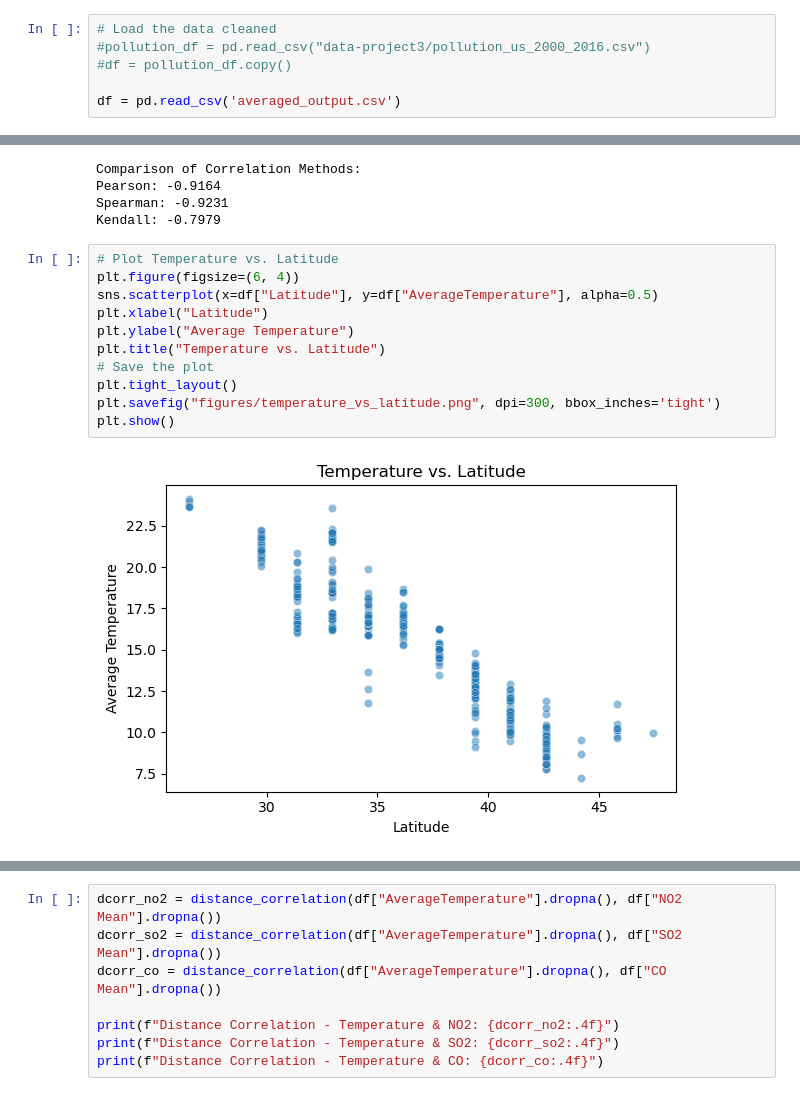
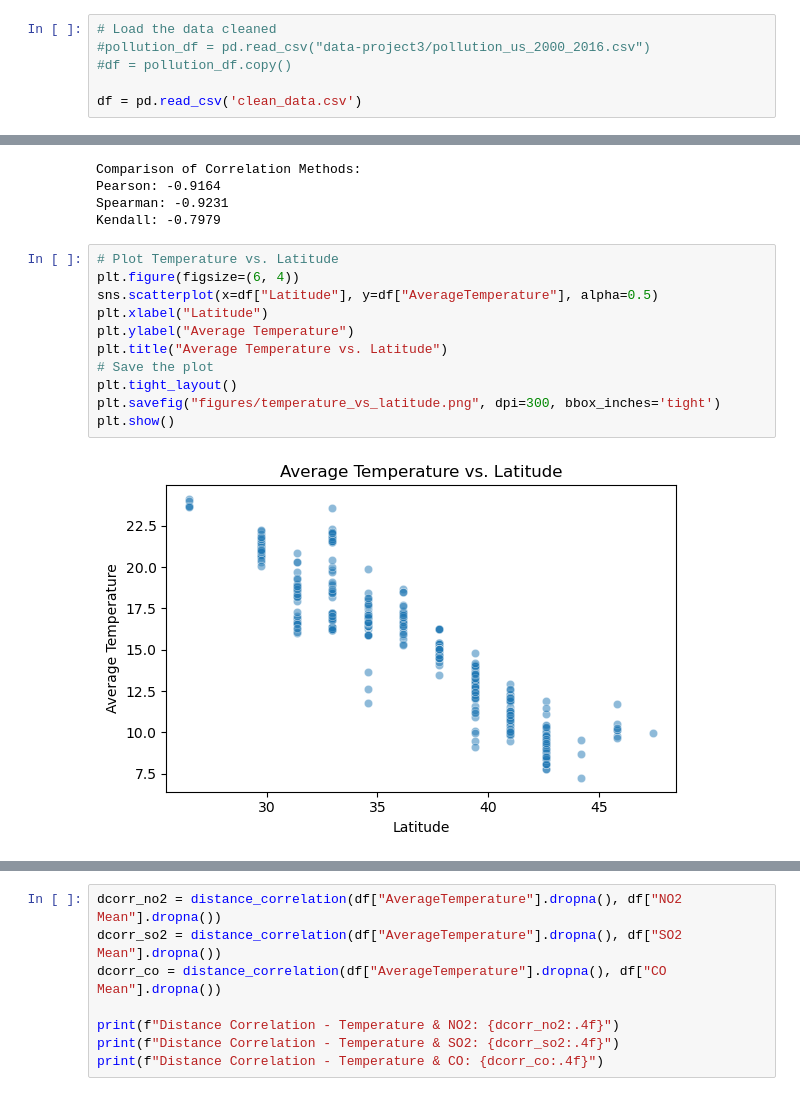
Before and after one commit to aredjil/Temperature-forecasting-for-different-cities-in-the-world, a Jupyter notebook: Correlation_analysis.ipynb, the cells around one changed output, grey strips where cells are left out. Cells and saved outputs as stored; diff of their text form.

```diff
--- a/Correlation_analysis.ipynb
+++ b/Correlation_analysis.ipynb
@@ -102,7 +102,7 @@ We need to measure correlations between different variables in the dataset (df).
 #pollution_df = pd.read_csv("data-project3/pollution_us_2000_2016.csv")
 #df = pollution_df.copy()
 
-df = pd.read_csv('averaged_output.csv')
+df = pd.read_csv('clean_data.csv')
 # %%
 df
 # %% [output]
@@ -138,16 +138,16 @@ Kendall: -0.7979
 # %%
 # Plot Temperature vs. Latitude
 plt.figure(figsize=(6, 4))
 sns.scatterplot(x=df["Latitude"], y=df["AverageTemperature"], alpha=0.5)
 plt.xlabel("Latitude")
 plt.ylabel("Average Temperature")
-plt.title("Temperature vs. Latitude")
+plt.title("Average Temperature vs. Latitude")
 # Save the plot
 plt.tight_layout()
 plt.savefig("figures/temperature_vs_latitude.png", dpi=300, bbox_inches='tight')
 plt.show()
 # %% [output]
-[figure, old version]
+[figure, new version]
 # %%
 # Compute mutual information between Temperature and Pollution variables
 X = df[["NO2 Mean", "SO2 Mean", "CO Mean"]]
```
Also changed, not shown: parts of 9 cells of this notebook, 14 other files.
